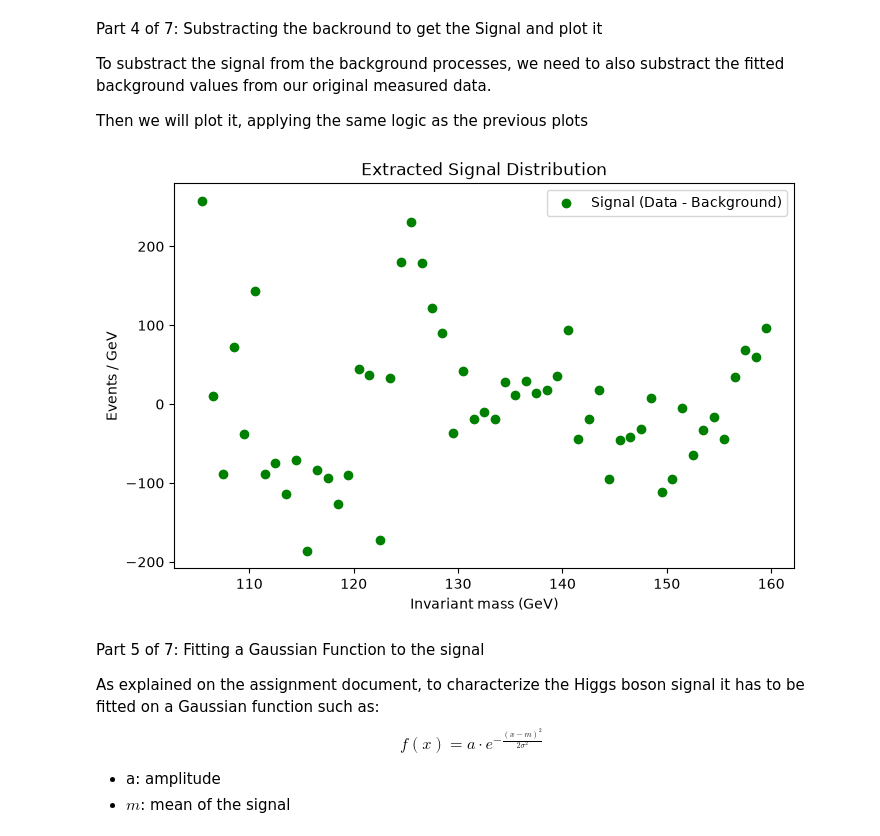
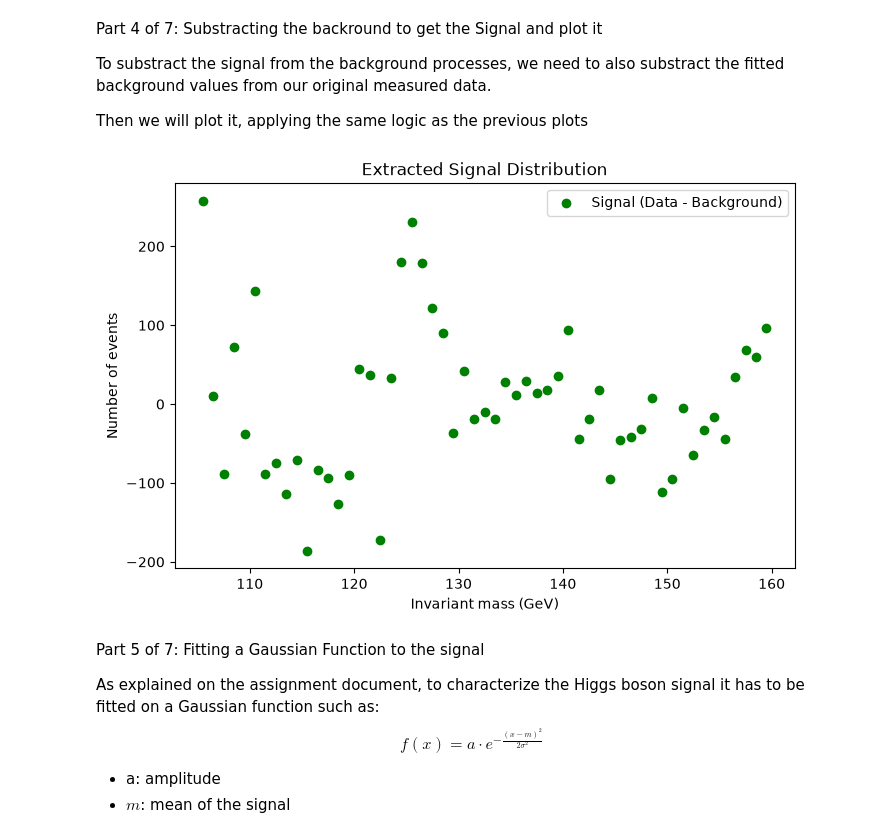
Before and after one commit to taro-py/Numerical-Modeling-on-Python, a Jupyter notebook: assignment1/part1/Neizan_RoggieMartinez_part1.ipynb, the cells around one changed output. Drawn from its saved outputs; the diff is of its cells as text; code cells hidden in the pictures.

Commit message:
fixing label issue on plots

```diff
--- a/assignment1/part1/Neizan_RoggieMartinez_part1.ipynb
+++ b/assignment1/part1/Neizan_RoggieMartinez_part1.ipynb
@@ -85,20 +85,20 @@ Then we will plot it, applying the same logic as the previous plots
 # %%
 #obtaining the signal by substracting the background from the measured events
 signal = events - background
 
 #Plotting as usual
 plt.figure(figsize=(8, 5))
 
 plt.scatter(mass_GeV, signal, color='green', label="Signal (Data - Background)")
 
 plt.xlabel("Invariant mass (GeV)")
-plt.ylabel("Events / GeV")
+plt.ylabel("Number of events")
 plt.title("Extracted Signal Distribution")
 
 plt.legend()
 plt.show()
 # %% [output]
-[figure, old version]
+[figure, new version]
 # %% [markdown]
 Part 5 of 7: Fitting a Gaussian Function to the signal
 
```
Also changed, not shown: parts of 2 cells of this notebook.
